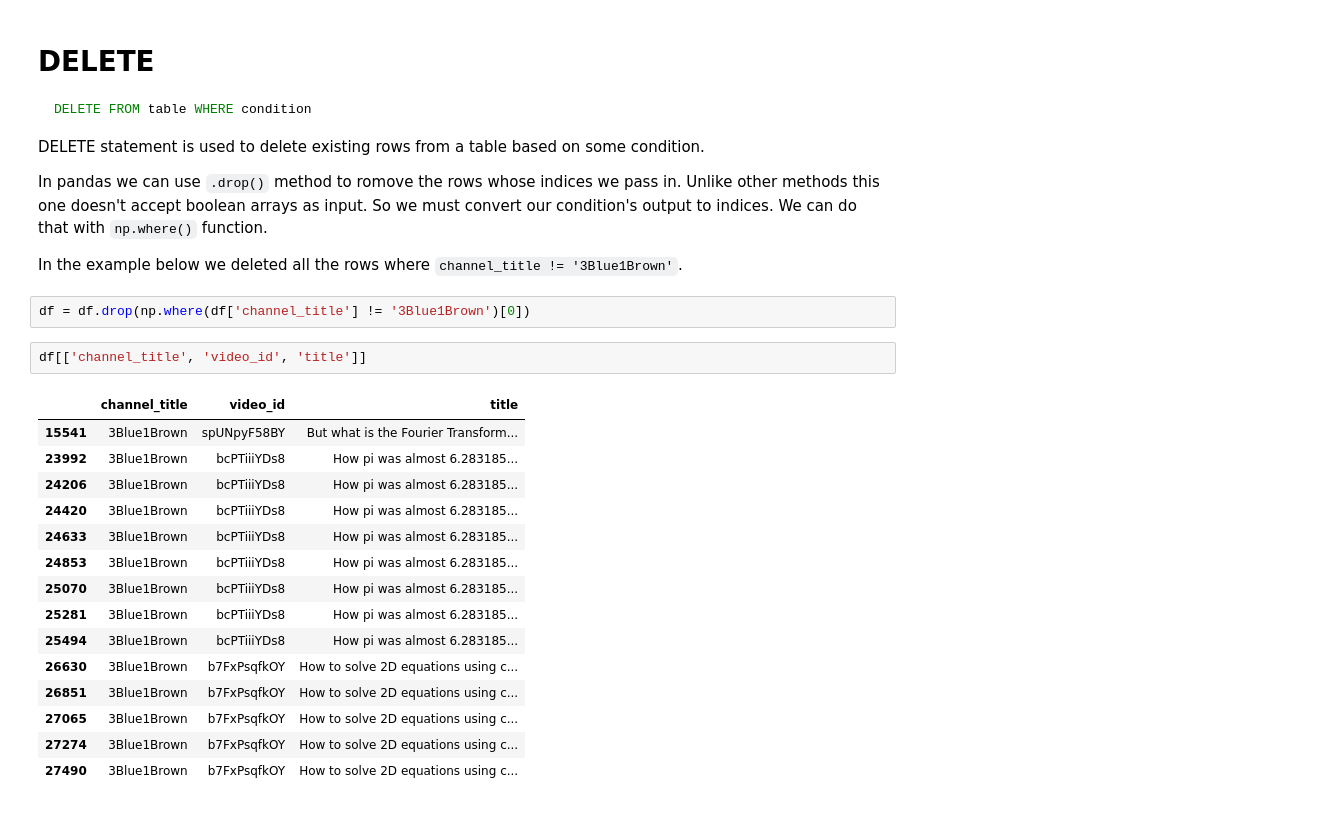
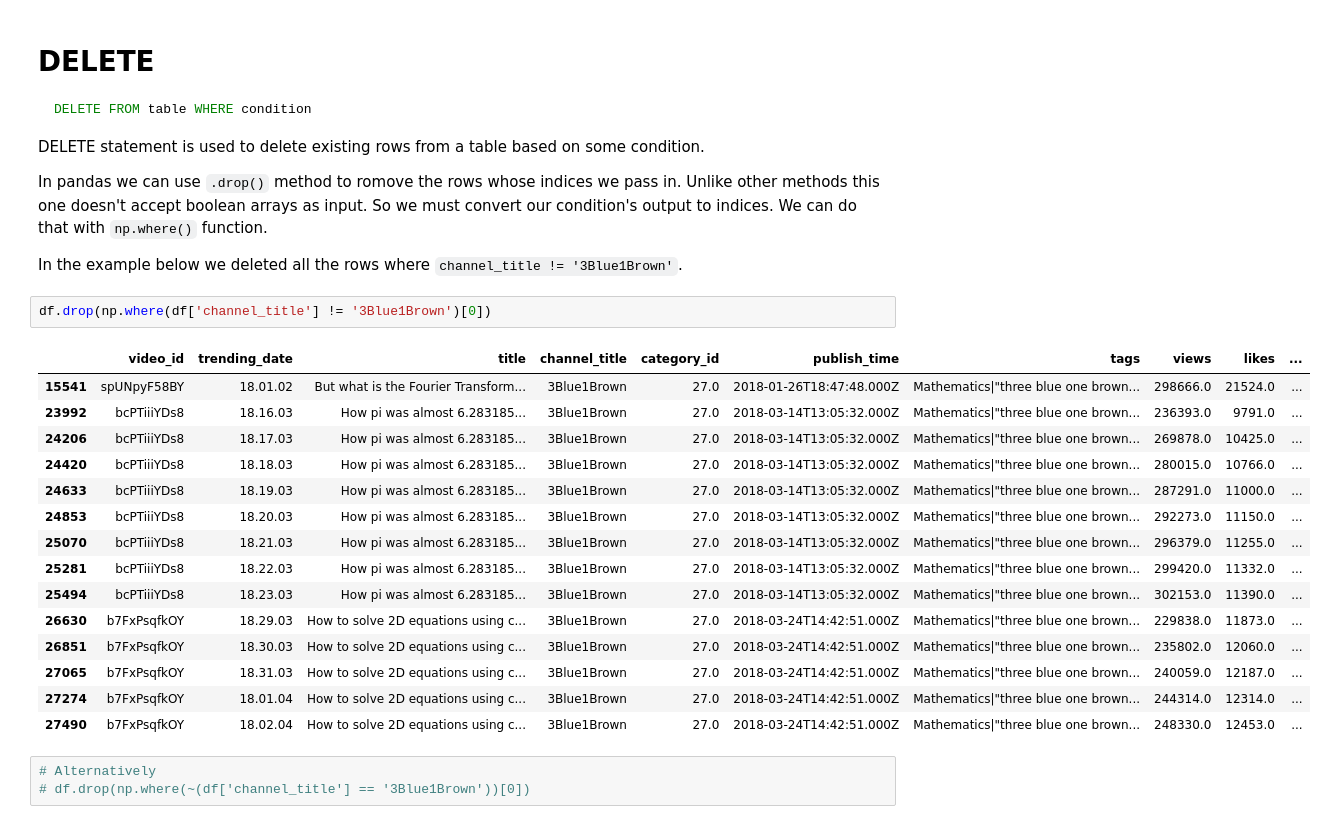
Before and after one commit to stevenkhwun/Python_Notes, a Jupyter notebook: Pandas_SQL-queries.ipynb, the cells around one changed output. Saved outputs shown, nothing was run; the diff lists cells and outputs as text.

```diff
--- a/Pandas_SQL-queries.ipynb
+++ b/Pandas_SQL-queries.ipynb
@@ -514,23 +514,24 @@ DELETE statement is used to delete existing rows from a table based on some cond
 In pandas we can use `.drop()` method to romove the rows whose indices we pass in. Unlike other methods this one doesn't accept boolean arrays as input. So we must convert our condition's output to indices. We can do that with `np.where()` function.
 
 In the example below we deleted all the rows where `channel_title != '3Blue1Brown'`.
-# %%
-df = df.drop(np.where(df['channel_title'] != '3Blue1Brown')[0])
-# %%
-df[['channel_title', 'video_id', 'title']]
-# %% [output]
-|  | channel_title | video_id | title |
-| 15541 | 3Blue1Brown | spUNpyF58BY | But what is the Fourier Transform... |
-| 23992 | 3Blue1Brown | bcPTiiiYDs8 | How pi was almost 6.283185... |
-| 24206 | 3Blue1Brown | bcPTiiiYDs8 | How pi was almost 6.283185... |
-| 24420 | 3Blue1Brown | bcPTiiiYDs8 | How pi was almost 6.283185... |
-| 24633 | 3Blue1Brown | bcPTiiiYDs8 | How pi was almost 6.283185... |
-| 24853 | 3Blue1Brown | bcPTiiiYDs8 | How pi was almost 6.283185... |
-| 25070 | 3Blue1Brown | bcPTiiiYDs8 | How pi was almost 6.283185... |
-| 25281 | 3Blue1Brown | bcPTiiiYDs8 | How pi was almost 6.283185... |
-| 25494 | 3Blue1Brown | bcPTiiiYDs8 | How pi was almost 6.283185... |
-| 26630 | 3Blue1Brown | b7FxPsqfkOY | How to solve 2D equations using c... |
-| 26851 | 3Blue1Brown | b7FxPsqfkOY | How to solve 2D equations using c... |
-| 27065 | 3Blue1Brown | b7FxPsqfkOY | How to solve 2D equations using c... |
-| 27274 | 3Blue1Brown | b7FxPsqfkOY | How to solve 2D equations using c... |
-| 27490 | 3Blue1Brown | b7FxPsqfkOY | How to solve 2D equations using c... |
+# %%
+df.drop(np.where(df['channel_title'] != '3Blue1Brown')[0])
+# %% [output]
+|  | video_id | trending_date | title | channel_title | category_id | publish_time | tags | views | likes | ... |
+| 15541 | spUNpyF58BY | 18.01.02 | But what is the Fourier Transform... | 3Blue1Brown | 27.0 | 2018-01-26T18:47:48.000Z | Mathematics|"three blue one brown... | 298666.0 | 21524.0 | ... |
+| 23992 | bcPTiiiYDs8 | 18.16.03 | How pi was almost 6.283185... | 3Blue1Brown | 27.0 | 2018-03-14T13:05:32.000Z | Mathematics|"three blue one brown... | 236393.0 | 9791.0 | ... |
+| 24206 | bcPTiiiYDs8 | 18.17.03 | How pi was almost 6.283185... | 3Blue1Brown | 27.0 | 2018-03-14T13:05:32.000Z | Mathematics|"three blue one brown... | 269878.0 | 10425.0 | ... |
+| 24420 | bcPTiiiYDs8 | 18.18.03 | How pi was almost 6.283185... | 3Blue1Brown | 27.0 | 2018-03-14T13:05:32.000Z | Mathematics|"three blue one brown... | 280015.0 | 10766.0 | ... |
+| 24633 | bcPTiiiYDs8 | 18.19.03 | How pi was almost 6.283185... | 3Blue1Brown | 27.0 | 2018-03-14T13:05:32.000Z | Mathematics|"three blue one brown... | 287291.0 | 11000.0 | ... |
+| 24853 | bcPTiiiYDs8 | 18.20.03 | How pi was almost 6.283185... | 3Blue1Brown | 27.0 | 2018-03-14T13:05:32.000Z | Mathematics|"three blue one brown... | 292273.0 | 11150.0 | ... |
+| 25070 | bcPTiiiYDs8 | 18.21.03 | How pi was almost 6.283185... | 3Blue1Brown | 27.0 | 2018-03-14T13:05:32.000Z | Mathematics|"three blue one brown... | 296379.0 | 11255.0 | ... |
+| 25281 | bcPTiiiYDs8 | 18.22.03 | How pi was almost 6.283185... | 3Blue1Brown | 27.0 | 2018-03-14T13:05:32.000Z | Mathematics|"three blue one brown... | 299420.0 | 11332.0 | ... |
+| 25494 | bcPTiiiYDs8 | 18.23.03 | How pi was almost 6.283185... | 3Blue1Brown | 27.0 | 2018-03-14T13:05:32.000Z | Mathematics|"three blue one brown... | 302153.0 | 11390.0 | ... |
+| 26630 | b7FxPsqfkOY | 18.29.03 | How to solve 2D equations using c... | 3Blue1Brown | 27.0 | 2018-03-24T14:42:51.000Z | Mathematics|"three blue one brown... | 229838.0 | 11873.0 | ... |
+| 26851 | b7FxPsqfkOY | 18.30.03 | How to solve 2D equations using c... | 3Blue1Brown | 27.0 | 2018-03-24T14:42:51.000Z | Mathematics|"three blue one brown... | 235802.0 | 12060.0 | ... |
+| 27065 | b7FxPsqfkOY | 18.31.03 | How to solve 2D equations using c... | 3Blue1Brown | 27.0 | 2018-03-24T14:42:51.000Z | Mathematics|"three blue one brown... | 240059.0 | 12187.0 | ... |
+| 27274 | b7FxPsqfkOY | 18.01.04 | How to solve 2D equations using c... | 3Blue1Brown | 27.0 | 2018-03-24T14:42:51.000Z | Mathematics|"three blue one brown... | 244314.0 | 12314.0 | ... |
+| 27490 | b7FxPsqfkOY | 18.02.04 | How to solve 2D equations using c... | 3Blue1Brown | 27.0 | 2018-03-24T14:42:51.000Z | Mathematics|"three blue one brown... | 248330.0 | 12453.0 | ... |
+# %%
+# Alternatively
+# df.drop(np.where(~(df['channel_title'] == '3Blue1Brown'))[0])
```
